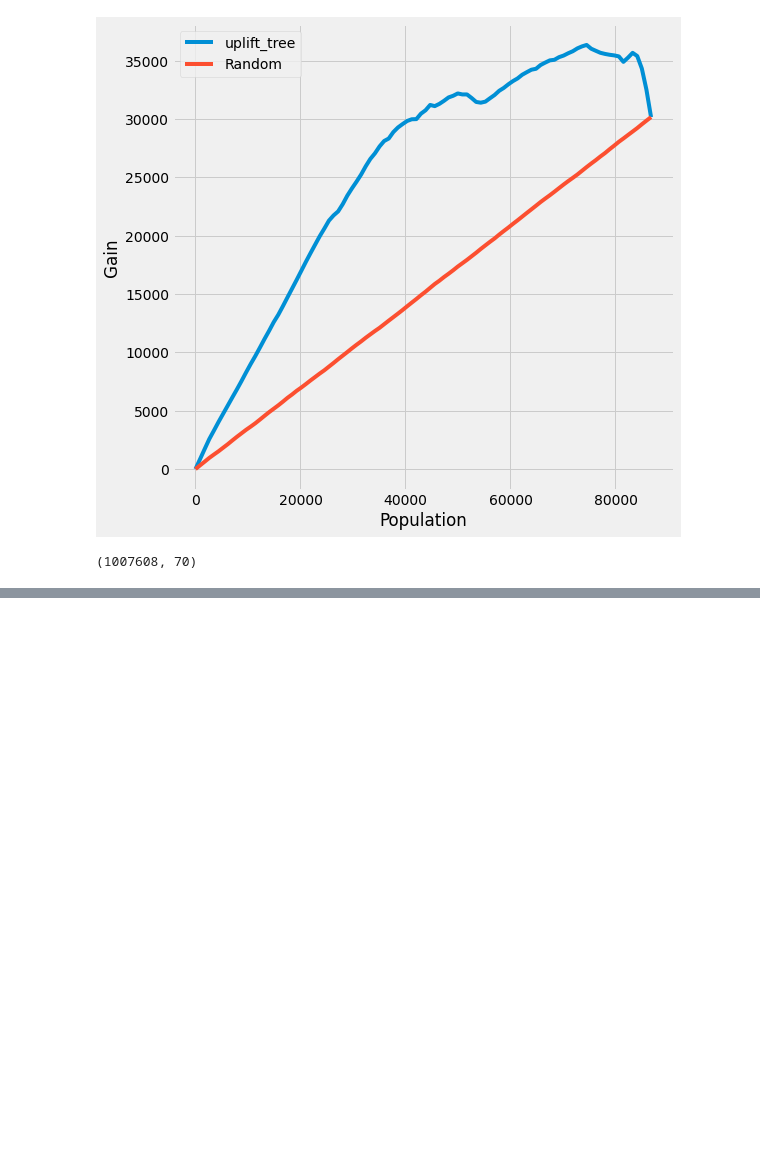
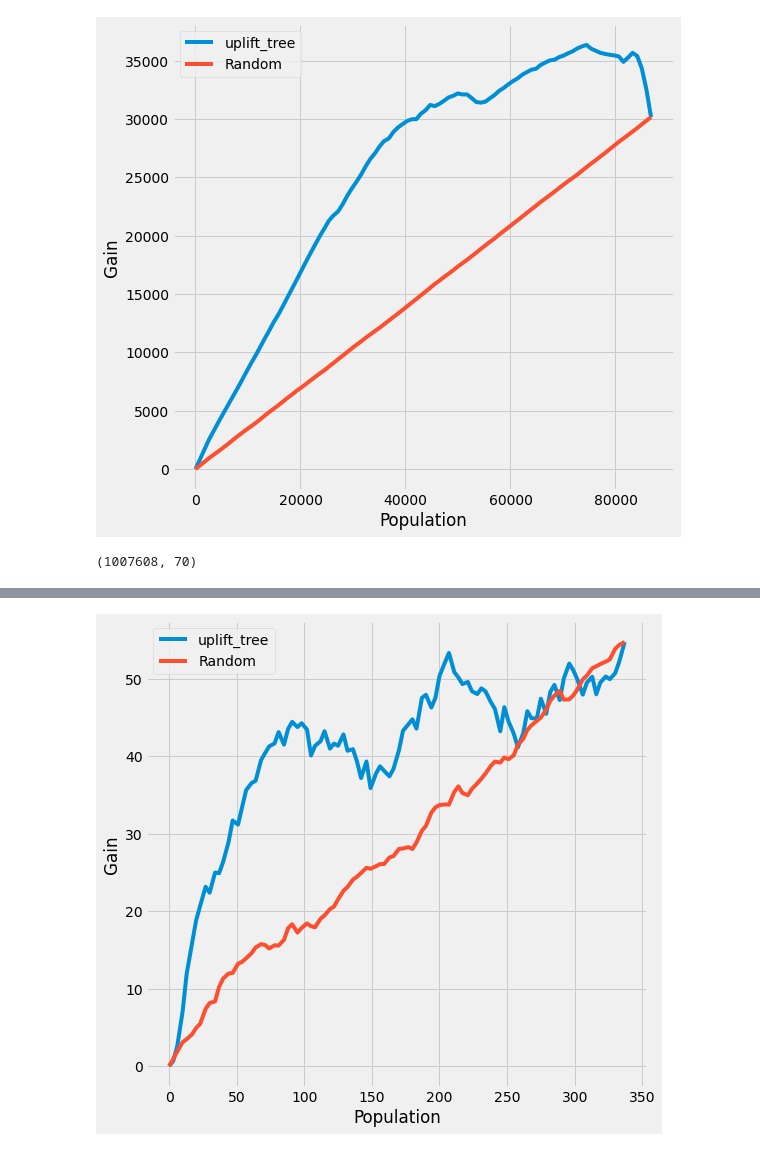
Before and after one commit to Funnyeah/personal, a Jupyter notebook: tools/python_package/CasualML/demo.ipynb, the cells around one changed output, grey strips where cells are left out. Cells and saved outputs as stored; diff of their text form; code cells hidden in the pictures; blank space fills up the shorter version.

```diff
--- a/tools/python_package/CasualML/demo.ipynb
+++ b/tools/python_package/CasualML/demo.ipynb
@@ -181,0 +183,17 @@ combine.shape
+# %%
+# train test
+df_train, df_test = train_test_split(df, test_size=0.2, random_state=111)
+print(df_train.shape,df_test.shape)
+
+# uplift随机森林模型
+uplift_model = UpliftRandomForestClassifier(control_name='control') #对照组
+uplift_model.fit(df_train[x_names].values, # 特征
+                 treatment=df_train['treatment_group_key'].values, # 干预种类：control，t1,...,tn
+                 y=df_train['conversion'].values)    # 真值y，表示是否转化
+
+# full_output 全部输出
+# 包含了数据在对照和多种干预下的转化率；以及推荐的干预方式；以及每种干预相比对照的增量转化率；以及最大的增量值
+df_res = uplift_model.predict(df_test[x_names].values, full_output=True)
+
+print(df_res.shape)
+df_res.head()
@@ -181,0 +302,28 @@ combine.shape
+# %%
+### 库自带的评估函数
+# 预测默认输出 三种干预 相对对照组不干预的增量转化率
+y_pred = uplift_model.predict(df_test[x_names].values)
+y_pred
+
+# 整洁表示
+result = pd.DataFrame(y_pred,columns=uplift_model.classes_[1:])
+result.head()
+# 如果增量都为负那么最好的一个动作就分配为对照，否则就分配最大的增量对应的干预
+
+best_treatment = np.where((result < 0).all(axis=1), 'control',  result.idxmax(axis=1)) #返回每行比较的最大值的列名，axis=1按行比较
+
+# 创建指示变量，以确定一个单元是否恰好具有推荐的处理方法或是否属于对照组
+
+actual_is_best = np.where(df_test['treatment_group_key'] == best_treatment, 1, 0) # 是否推荐和实际干预处理/对照一致
+actual_is_control = np.where(df_test['treatment_group_key'] == 'control', 1, 0) # 是否为对照数据
+synthetic = (actual_is_best == 1) | (actual_is_control == 1)
+synth = result[synthetic]   # 相当于把我们预测对的以及对照组数据拿出来
+auuc_metrics = (synth.assign(is_treated = 1 - actual_is_control[synthetic], #该数据是否干预
+                             conversion = df_test.loc[synthetic, 'conversion'].values, #数据实际对应的转化情况
+                             uplift_tree = synth.max(axis=1)) # 最高的增益数值
+                     .drop(columns=list(uplift_model.classes_[1:])))
+
+# auuc
+plot_gain(auuc_metrics, outcome_col='conversion', treatment_col='is_treated')
+# %% [output]
+[figure, added]
```
Also changed, not shown: parts of 14 cells of this notebook, 38 other files.
